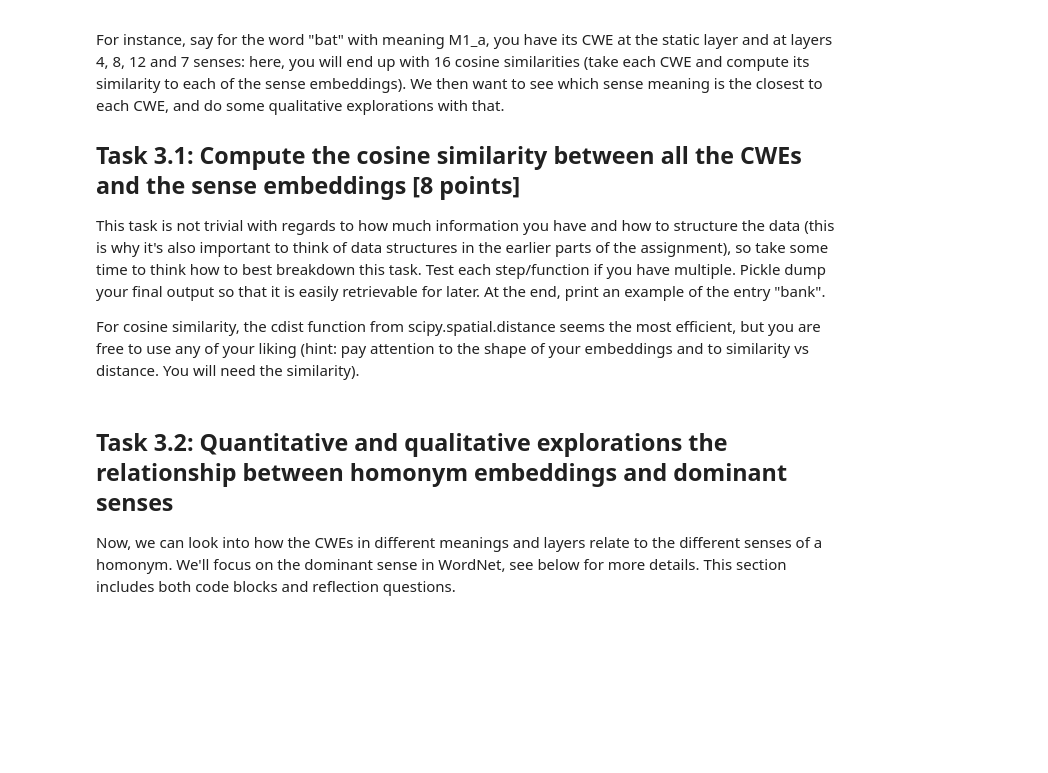
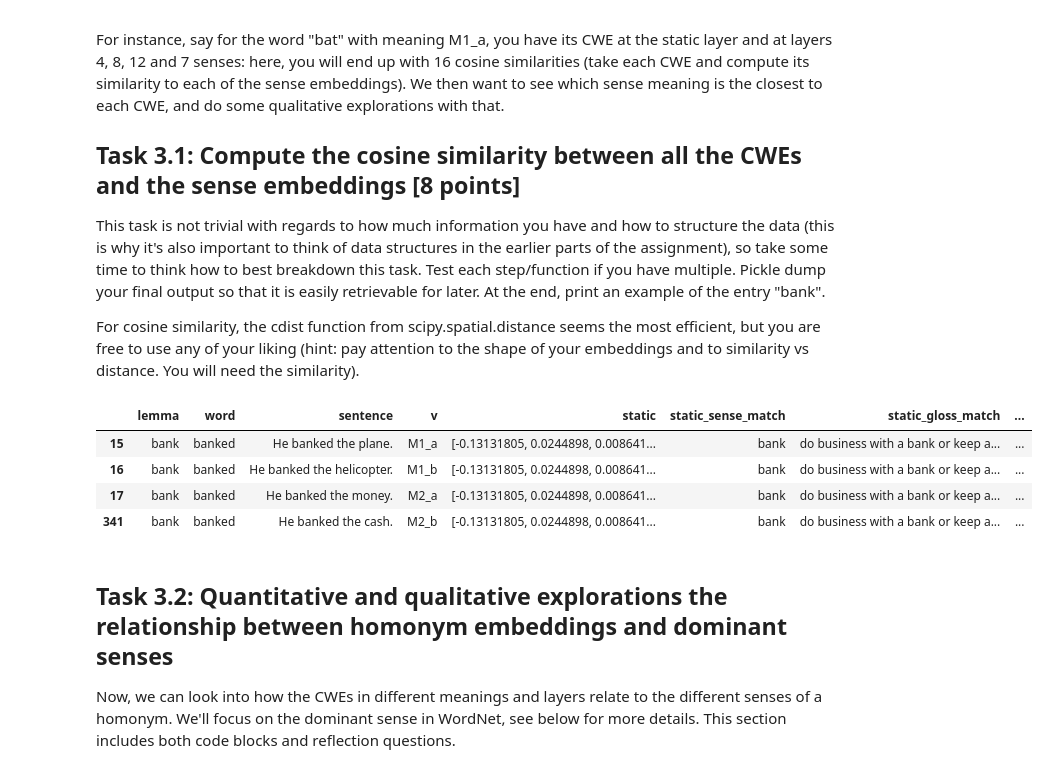
Before and after one commit to kazgar/comp_ling_assignment, a Jupyter notebook: compling26_assignment.ipynb, the cells around one changed output. Cells and saved outputs as stored; diff of their text form; code cells hidden in the pictures; blank space fills up the shorter version.

```diff
--- a/compling26_assignment.ipynb
+++ b/compling26_assignment.ipynb
@@ -214,3 +321,80 @@ For cosine similarity, the cdist function from scipy.spatial.distance seems the
+# %%
+import numpy as np
+from numpy.linalg import norm
+from tqdm import tqdm
+
+df_sentences_copy = df_sentences.copy(deep=True)
+
+matches = {
+    "static": {
+        "sense": [],
+        "gloss": [],
+        "emb": []
+    },
+    "layer_4": {
+        "sense": [],
+        "gloss": [],
+        "emb": []
+    },
+    "layer_8": {
+        "sense": [],
+        "gloss": [],
+        "emb": []
+    },
+    "layer_12": {
+        "sense": [],
+        "gloss": [],
+        "emb": []
+    }
+}
+
+
+for _, row in tqdm(df_sentences.iterrows()):
+    lemma = row["lemma"]
+    v = row["v"]
+
+    sense_embeddings = raw_c_sense_embeddings[raw_c_sense_embeddings["lemma"] == lemma]
+
+    lemmas = sense_embeddings["lemma"]
+    senses = sense_embeddings["sense"]
+    glosses = sense_embeddings["gloss"]
+
+    embeddings = [np.array(emb).flatten() for emb in sense_embeddings["embedding"]]
+
+    for layer_id in ["static", "layer_4", "layer_8", "layer_12"]:
+        layer_emb = row[layer_id]
+
+        match_dict = {
+            np.dot(layer_emb, embeddings[i]) / (norm(layer_emb) * norm(embeddings[i])): i for i in range(len(embeddings))
+        }
+
+        emb_match_idx = sorted(match_dict.items(), key=lambda x: x[0], reverse=True)[0][1]
+
+        matches[layer_id]["sense"].append(senses.iloc[emb_match_idx])
+        matches[layer_id]["gloss"].append(glosses.iloc[emb_match_idx])
+        matches[layer_id]["emb"].append(embeddings[emb_match_idx])
+
+for layer_id in matches.keys():
+    for match_type in matches[layer_id].keys():
+        df_sentences_copy[f"{layer_id}_{match_type}_match"] = matches[layer_id][match_type]
+
+reordered_columns = ["lemma", "word", "sentence", "v"] + [
+    col
+    for layer_id in ["static", "layer_4", "layer_8", "layer_12"]
+    for col in [layer_id, f"{layer_id}_sense_match", f"{layer_id}_gloss_match", f"{layer_id}_emb_match"]
+]
+
+df_sentences_copy = df_sentences_copy[reordered_columns]
+
+df_sentences_copy.to_pickle("data/processed/raw_c_with_emb_matches.pkl")
+
+df_sentences_copy[df_sentences_copy["lemma"] == "bank"]
+# %% [output]
+|  | lemma | word | sentence | v | static | static_sense_match | static_gloss_match | ... |
+| 15 | bank | banked | He banked the plane. | M1_a | [-0.13131805, 0.0244898, 0.008641... | bank | do business with a bank or keep a... | ... |
+| 16 | bank | banked | He banked the helicopter. | M1_b | [-0.13131805, 0.0244898, 0.008641... | bank | do business with a bank or keep a... | ... |
+| 17 | bank | banked | He banked the money. | M2_a | [-0.13131805, 0.0244898, 0.008641... | bank | do business with a bank or keep a... | ... |
+| 341 | bank | banked | He banked the cash. | M2_b | [-0.13131805, 0.0244898, 0.008641... | bank | do business with a bank or keep a... | ... |
 # %% [markdown]
 ## Task 3.2: Quantitative and qualitative explorations the relationship between homonym embeddings and dominant senses
 
```
Also changed, not shown: parts of 11 cells of this notebook, 4 other files.
